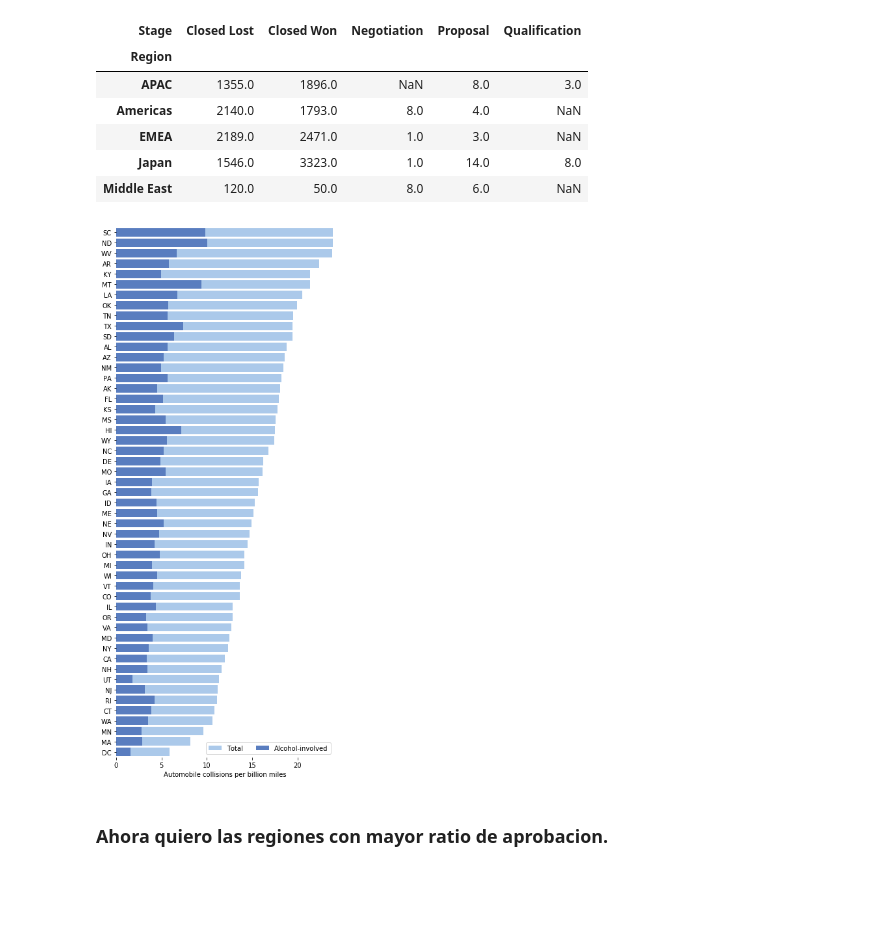
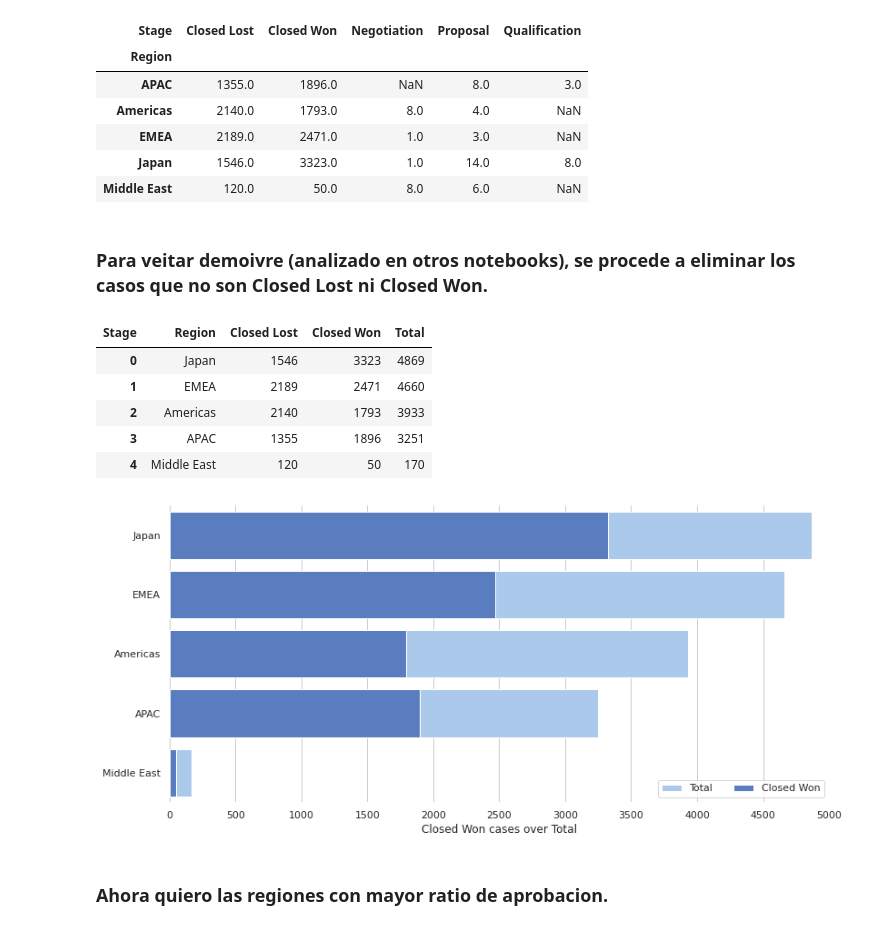
Before and after one commit to RiedelNicolas/75.06-2C2020-TP1, a Jupyter notebook: AnalisisGeografico.ipynb, the cells around one changed output. Cells and saved outputs as stored; diff of their text form; code cells hidden in the pictures; blank space fills up the shorter version.

Commit message:
barplot horizontal

```diff
--- a/AnalisisGeografico.ipynb
+++ b/AnalisisGeografico.ipynb
@@ -203,32 +203,51 @@ region.pivot_table(index = 'Region', columns = 'Stage', aggfunc='size')
 | EMEA | 2189.0 | 2471.0 | 1.0 | 3.0 | NaN |
 | Japan | 1546.0 | 3323.0 | 1.0 | 14.0 | 8.0 |
 | Middle East | 120.0 | 50.0 | 8.0 | 6.0 | NaN |
+# %% [markdown]
+### Para veitar demoivre (analizado en otros notebooks), se procede a eliminar los casos que no son Closed Lost ni Closed Won.
+# %%
+region = datos[ ['Region', 'Stage'] ]
+filtro =  ['Closed Lost','Closed Won' ]
+region = region [region['Stage'].isin(filtro) ]
+tabla = region.pivot_table(index = 'Region', columns = 'Stage', aggfunc='size')
+tabla['Total'] = tabla['Closed Lost'] + tabla ['Closed Won']
+tabla = tabla.sort_values("Total", ascending=False)
+tabla = tabla.reset_index()
+tabla
+# %% [output]
+| Stage | Region | Closed Lost | Closed Won | Total |
+| 0 | Japan | 1546 | 3323 | 4869 |
+| 1 | EMEA | 2189 | 2471 | 4660 |
+| 2 | Americas | 2140 | 1793 | 3933 |
+| 3 | APAC | 1355 | 1896 | 3251 |
+| 4 | Middle East | 120 | 50 | 170 |
 # %%
-#sns.set_theme(style="whitegrid")
+sns.set_theme(style="whitegrid")
 
 # Initialize the matplotlib figure
-f, ax = plt.subplots(figsize=(6, 15))
+f, ax = plt.subplots(figsize=(13, 6))
 
 # Load the example car crash dataset
-crashes = sns.load_dataset("car_crashes").sort_values("total", ascending=False)
+aPlotear = tabla
 
 # Plot the total crashes
 sns.set_color_codes("pastel")
-sns.barplot(x="total", y="abbrev", data=crashes,
+sns.barplot(x="Total", y="Region", data=aPlotear,
             label="Total", color="b")
 
 # Plot the crashes where alcohol was involved
 sns.set_color_codes("muted")
-sns.barplot(x="alcohol", y="abbrev", data=crashes,
-            label="Alcohol-involved", color="b")
+sns.barplot(x="Closed Won", y="Region", data=aPlotear,
+            label="Closed Won", color="b")
 
 # Add a legend and informative axis label
 ax.legend(ncol=2, loc="lower right", frameon=True)
-ax.set(xlim=(0, 24), ylabel="",
-       xlabel="Automobile collisions per billion miles")
+ax.set(xlim=(0, 5000), ylabel="",
+       xlabel="Closed Won cases over Total")
+ax.set_xticks(np.arange(0, 5001, 500))
 sns.despine(left=True, bottom=True)
 # %% [output]
-[figure, old version]
+[figure, new version]
 # %% [markdown]
 ### Ahora quiero las regiones con mayor ratio de aprobacion.
 # %%
```
Also changed, not shown: parts of 4 cells of this notebook.
